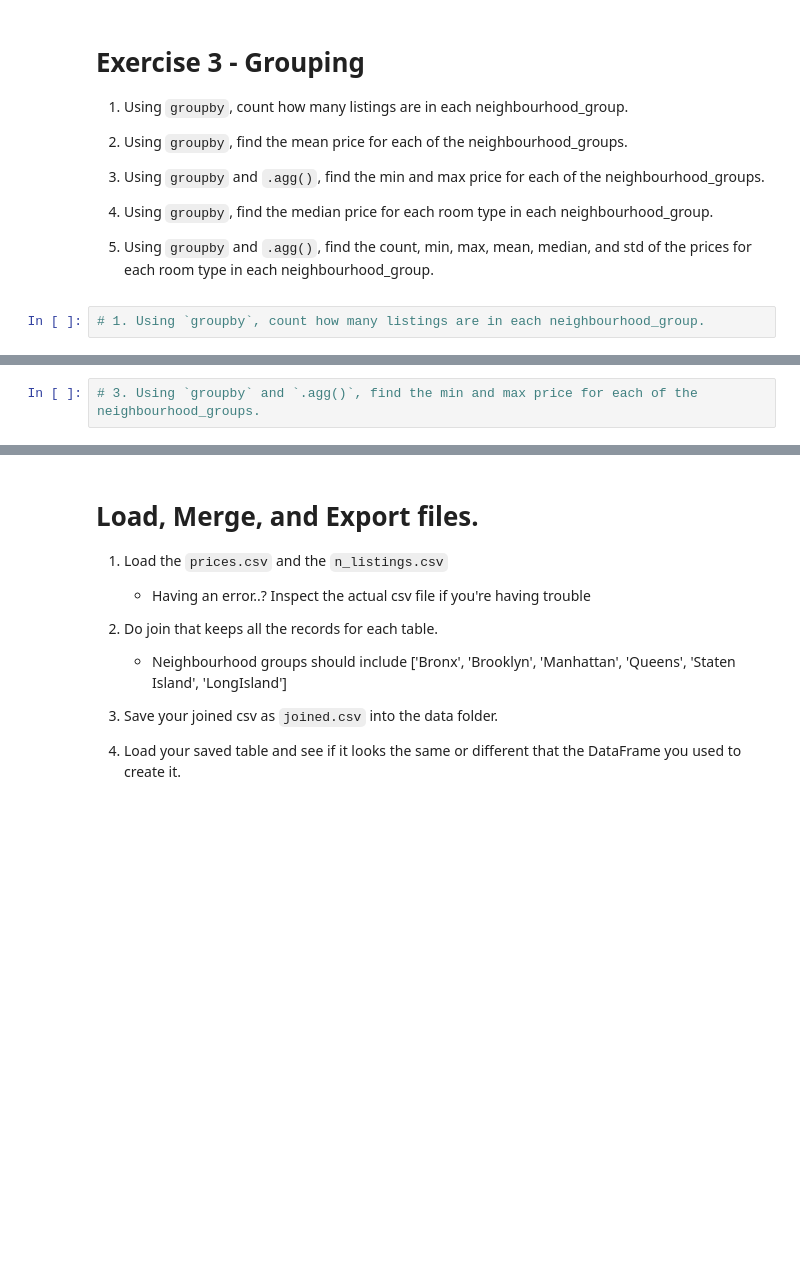
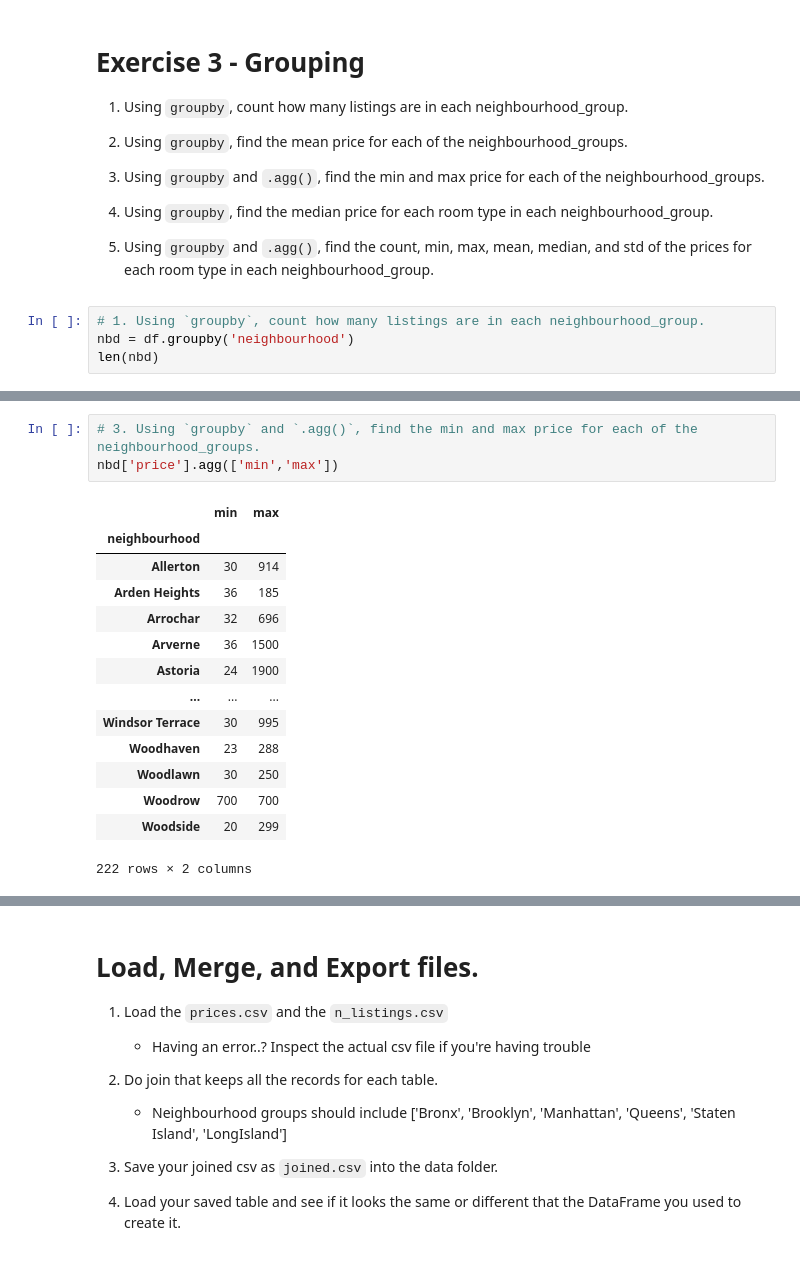
Before and after one commit to drod75/my-fork-DS-fri-1230, a Jupyter notebook: Week-01-Pandas/Exercise-dr.ipynb, the cells around one changed output, grey strips where cells are left out. Saved outputs shown, nothing was run; the diff lists cells and outputs as text; blank space fills up the shorter version.

```diff
--- a/Week-01-Pandas/Exercise-dr.ipynb
+++ b/Week-01-Pandas/Exercise-dr.ipynb
@@ -141,3 +143,5 @@ Name: proportion, dtype: float64
 5. Using `groupby` and `.agg()`, find the count, min, max, mean, median, and std of the prices for each room type in each neighbourhood_group.
 # %%
 # 1. Using `groupby`, count how many listings are in each neighbourhood_group.
+nbd = df.groupby('neighbourhood')
+len(nbd)
@@ -148,4 +178,20 @@ Name: proportion, dtype: float64
 # %%
 # 3. Using `groupby` and `.agg()`, find the min and max price for each of the neighbourhood_groups.
+nbd['price'].agg(['min','max'])
+# %% [output]
+|  | min | max |
+| neighbourhood |  |  |
+| Allerton | 30 | 914 |
+| Arden Heights | 36 | 185 |
+| Arrochar | 32 | 696 |
+| Arverne | 36 | 1500 |
+| Astoria | 24 | 1900 |
+| ... | ... | ... |
+| Windsor Terrace | 30 | 995 |
+| Woodhaven | 23 | 288 |
+| Woodlawn | 30 | 250 |
+| Woodrow | 700 | 700 |
+| Woodside | 20 | 299 |
+222 rows × 2 columns
 # %%
 # 4. Using `groupby`, find the mean price for each room_type in each neighbourhood_group.
```
Also changed, not shown: parts of 10 cells of this notebook, 1 other file.
